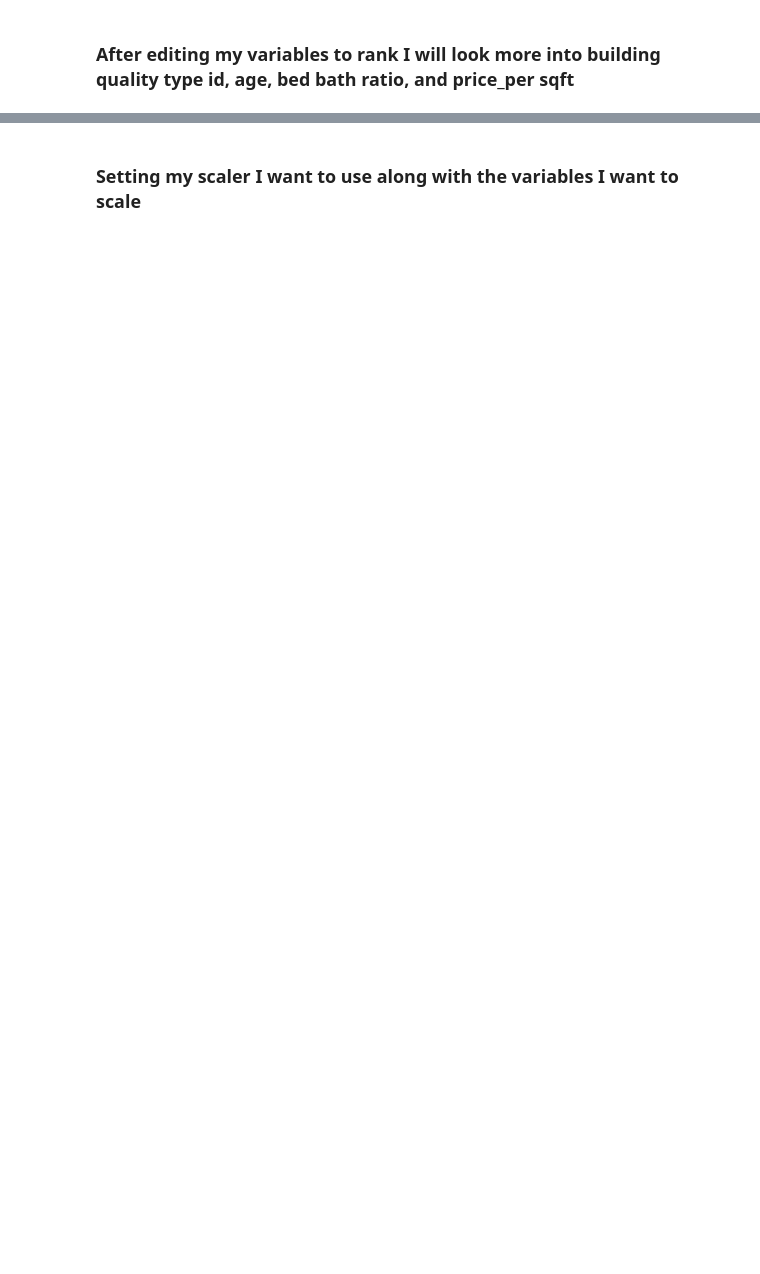
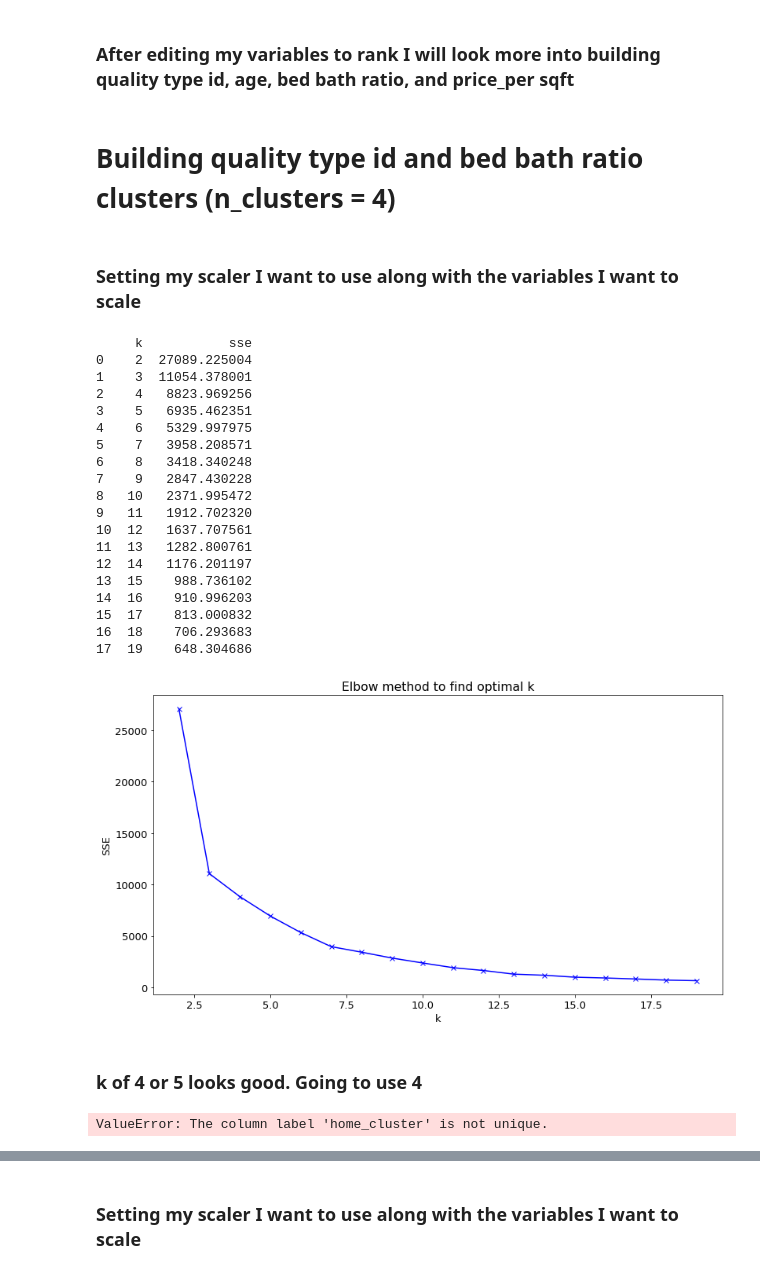
Before and after one commit to george887/clustering_project, a Jupyter notebook: MVP_walkthru.ipynb, the cells around one changed output, grey strips where cells are left out. Saved outputs shown, nothing was run; the diff lists cells and outputs as text; code cells hidden in the pictures; blank space fills up the shorter version.

```diff
--- a/MVP_walkthru.ipynb
+++ b/MVP_walkthru.ipynb
@@ -19,3 +19,5 @@ from sklearn.linear_model import LinearRegression, LassoLars
 from sklearn.preprocessing import PolynomialFeatures
 from sklearn.feature_selection import RFE
 from sklearn.metrics import mean_squared_error
+plt.rc("font", size=13)
+plt.rc("figure", figsize= (13,7))
@@ -129,3 +119,8 @@ f, p
+# %%
+ax = sns.barplot(x= 'bed_bath_ratio', y = 'logerror', data = train)
+plt.title('Is there a relationship between bed bath ratio and logerror?')
+sns.set_style('ticks')
+plt.tight_layout()
 # %%
 train['binned_bed_bath_ratio'] = pd.qcut(train.bed_bath_ratio, 3, labels=["small", "medium", "large"])
 validate['binned_bed_bath_ratio'] = pd.qcut(train.bed_bath_ratio, 3, labels=["small", "medium", "large"])
@@ -155,2 +167,36 @@ e.rfe_ranker(train)
 # %% [markdown]
 ### After editing my variables to rank I will look more into building quality type id, age, bed bath ratio, and price_per sqft
+# %% [markdown]
+# Building quality type id and bed bath ratio clusters (n_clusters = 4)
+# %% [markdown]
+### Setting my scaler I want to use along with the variables I want to scale
+# %%
+scaler = StandardScaler()
+columns_to_scale = train.drop(columns=['county',"logerror",'propertycountylandusecode','transactiondate','heatingorsystemdesc','binned_price_per_sqft','binned_bed_bath_ratio']).columns.tolist()
+X_train_scaled, X_validate_scaled, X_test_scaled = w.add_scaled_columns(X_train, X_validate, X_test, scaler, columns_to_scale)
+# %%
+home_vars = ['buildingqualitytypeid', 'bed_bath_ratio']
+e.elbow_plot(X_train_scaled, cluster_vars = home_vars)
+# %% [output]
+     k           sse
+0    2  27089.225004
+1    3  11054.378001
+2    4   8823.969256
+3    5   6935.462351
+4    6   5329.997975
+5    7   3958.208571
+6    8   3418.340248
+7    9   2847.430228
+8   10   2371.995472
+9   11   1912.702320
+10  12   1637.707561
+11  13   1282.800761
+12  14   1176.201197
+13  15    988.736102
+14  16    910.996203
+15  17    813.000832
+16  18    706.293683
+17  19    648.304686
+[figure, added]
+# %% [markdown]
+### k of 4 or 5 looks good. Going to use 4
@@ -156,0 +220,10 @@ e.rfe_ranker(train)
+# %%
+# concatenate cluster id
+X_train_scaled = pd.concat([X_train_scaled, train_clusters],
+                           axis=1)
+
+# join on clusterid to get centroids
+X_train_scaled = X_train_scaled.merge(centroids, how='left', on='home_cluster').\
+                set_index(X_train.index)
+# %% [output]
+ValueError: The column label 'home_cluster' is not unique.
```
Also changed, not shown: parts of 64 cells of this notebook, 1 other file.
